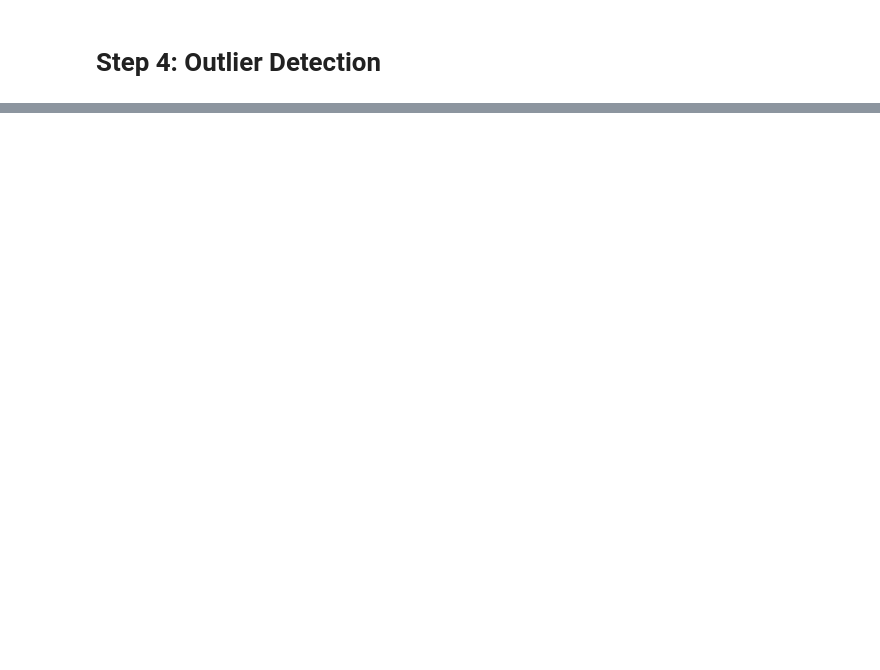
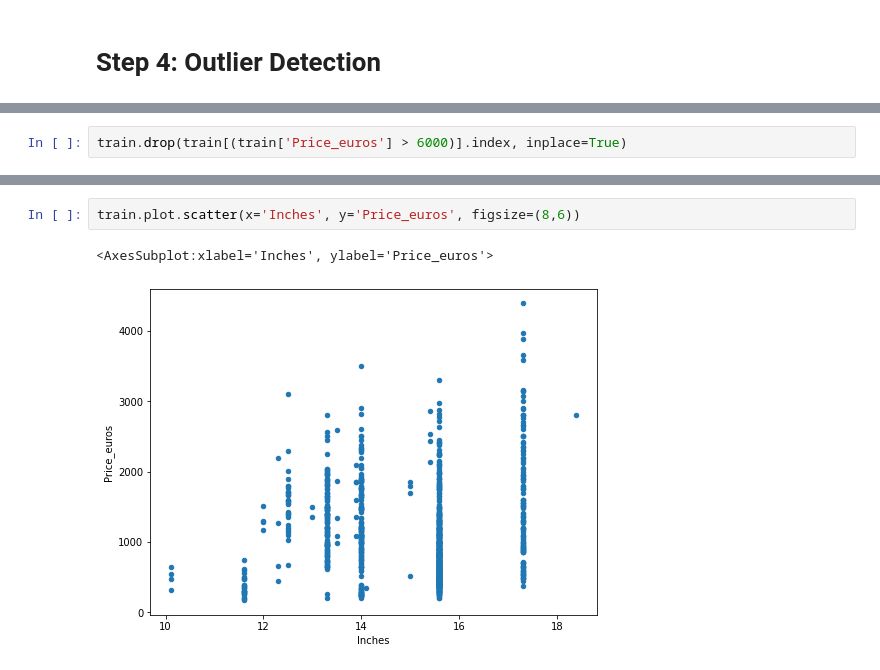
Before and after one commit to ryan-ferns/project_laptop_prices, a Jupyter notebook: laptop-prices-project.ipynb, the cells around one changed output, grey strips where cells are left out. Drawn from its saved outputs; the diff is of its cells as text; blank space fills up the shorter version.

```diff
--- a/laptop-prices-project.ipynb
+++ b/laptop-prices-project.ipynb
@@ -303,0 +1114,2 @@ sns.boxplot(x=train['Price_euros'])
+# %%
+train.drop(train[(train['Price_euros'] > 6000)].index, inplace=True)
@@ -305,0 +1150,5 @@ sns.boxplot(x=train['Inches'])
+# %%
+train.plot.scatter(x='Inches', y='Price_euros', figsize=(8,6))
+# %% [output]
+<AxesSubplot:xlabel='Inches', ylabel='Price_euros'>
+[figure, added]
```
Also changed, not shown: parts of 109 cells of this notebook.
